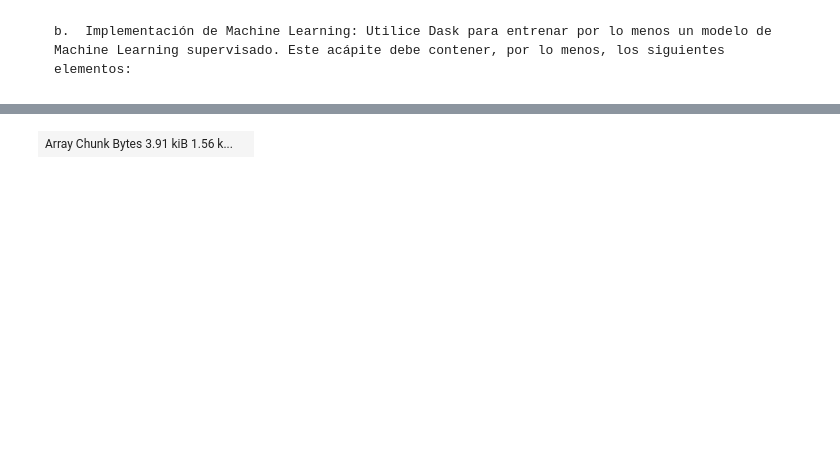
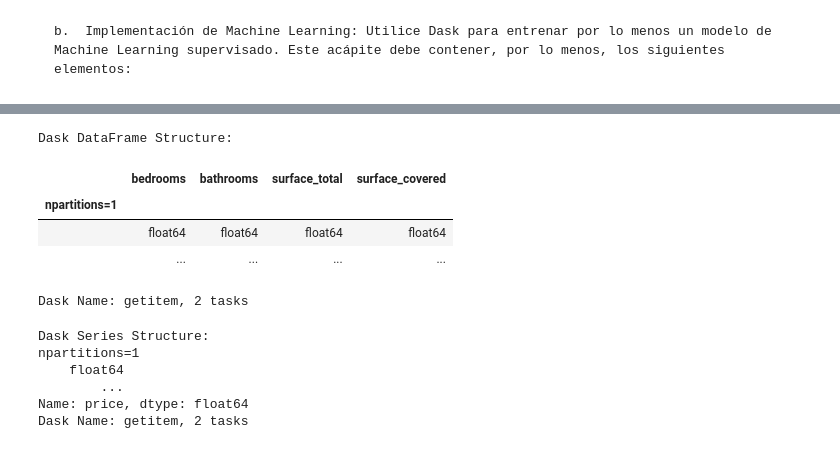
Before and after one commit to humitaz/BigData-Analytics, a Jupyter notebook: Trabajo 2.ipynb, the cells around one changed output, grey strips where cells are left out. Drawn from its saved outputs; the diff is of its cells as text; code cells hidden in the pictures; blank space fills up the shorter version.

```diff
--- a/Trabajo 2.ipynb
+++ b/Trabajo 2.ipynb
@@ -163 +193,22 @@ from sklearn import svm
+# %%
+#X_dask=properati[["created_on","bedrooms","bathrooms","surface_total","surface_covered"]]
+X_dask=properati[["bedrooms","bathrooms","surface_total","surface_covered"]]
+X_dask
+# %% [output]
+Dask DataFrame Structure:
+|  | bedrooms | bathrooms | surface_total | surface_covered |
+| npartitions=1 |  |  |  |  |
+|  | float64 | float64 | float64 | float64 |
+|  | ... | ... | ... | ... |
+Dask Name: getitem, 2 tasks
+# %%
+y=properati['price']
+y
+# %% [output]
+Dask Series Structure:
+npartitions=1
+    float64
+        ...
+Name: price, dtype: float64
+Dask Name: getitem, 2 tasks
 # %%
@@ -169,4 +216,0 @@ X, y = make_regression(n_samples=125, n_features=4, random_state=0, chunks=50)
-# %%
-X
-# %% [output]
-| Array Chunk Bytes 3.91 kiB 1.56 k... |  |
```
Also changed, not shown: parts of 21 cells of this notebook.
